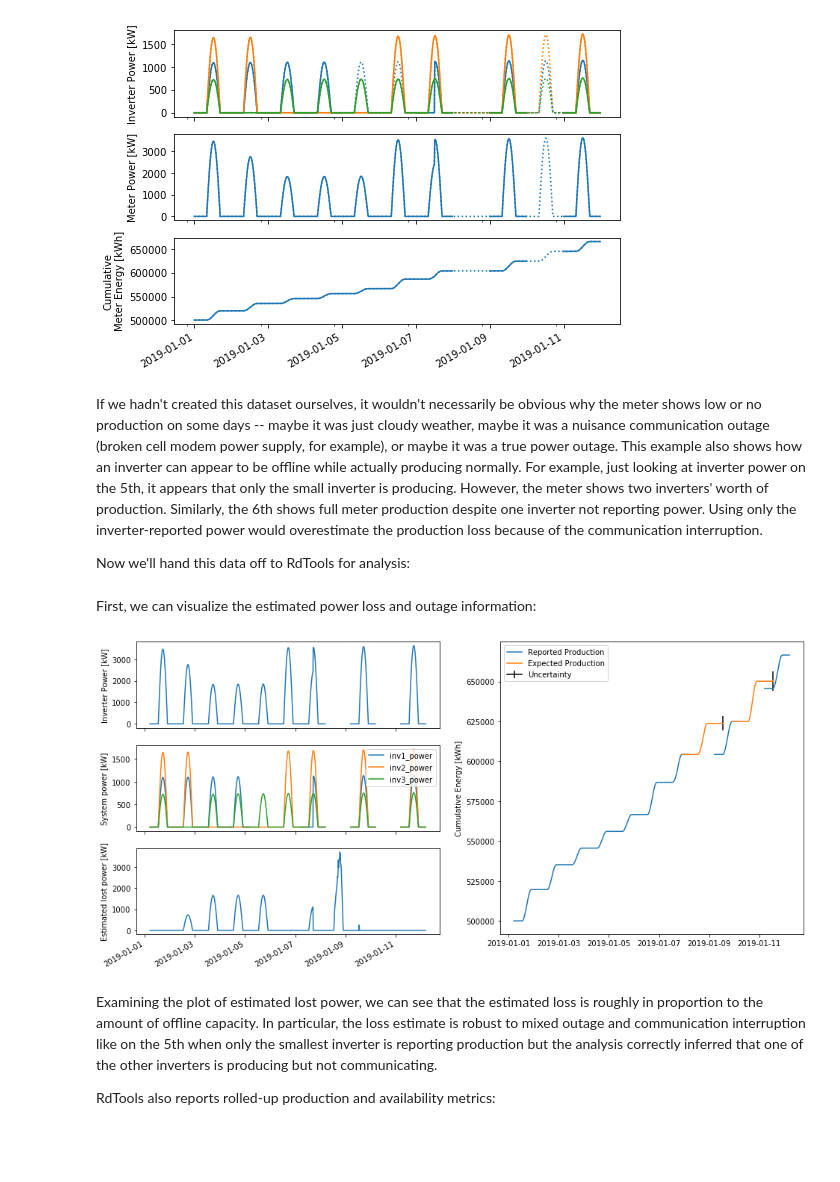
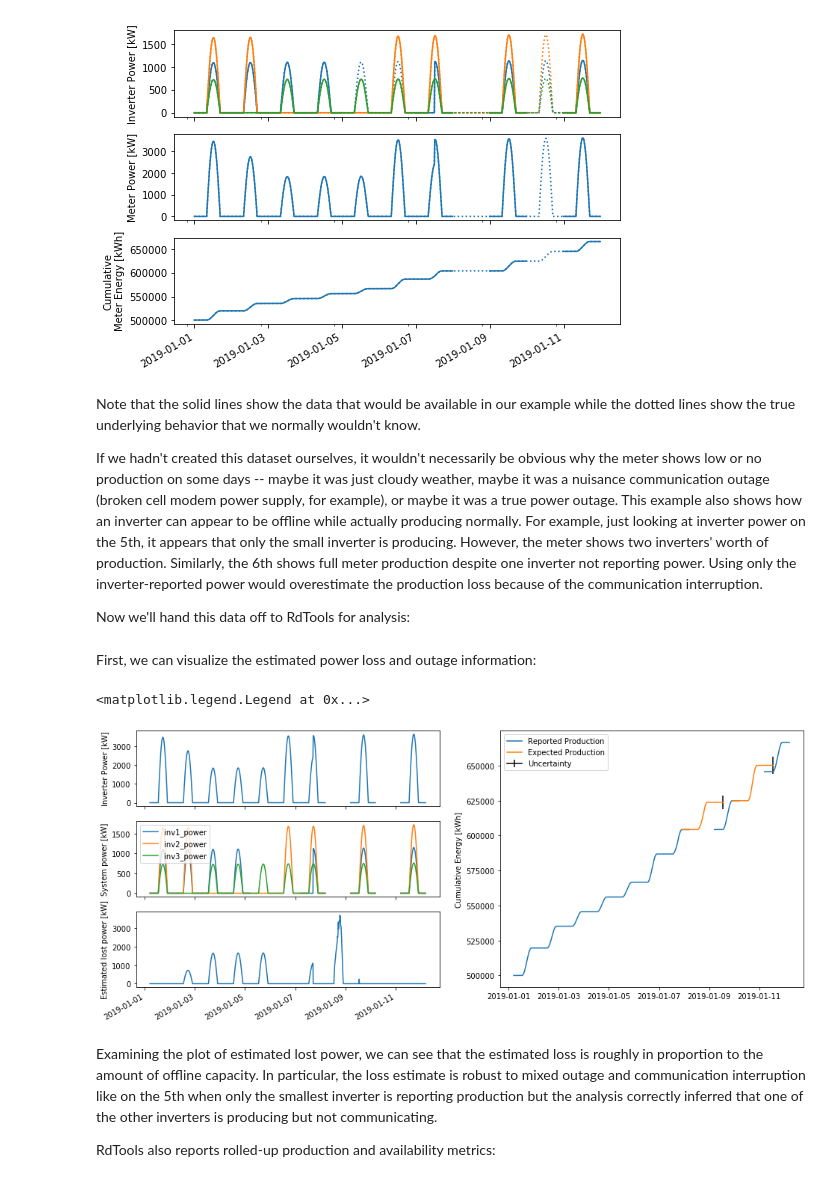
Before and after one commit to NREL/rdtools, a Jupyter notebook: docs/system_availability_example.ipynb, the cells around one changed output. Saved outputs shown, nothing was run; the diff lists cells and outputs as text; code cells hidden in the pictures; blank space fills up the shorter version.

```diff
--- a/docs/system_availability_example.ipynb
+++ b/docs/system_availability_example.ipynb
@@ -117,6 +117,8 @@ plt.show()
 # %% [output]
 [figure]
 # %% [markdown]
+Note that the solid lines show the data that would be available in our example while the dotted lines show the true underlying behavior that we normally wouldn't know.
+
 If we hadn't created this dataset ourselves, it wouldn't necessarily be obvious why the meter shows low or no production on some days -- maybe it was just cloudy weather, maybe it was a nuisance communication outage (broken cell modem power supply, for example), or maybe it was a true power outage.  This example also shows how an inverter can appear to be offline while actually producing normally.  For example, just looking at inverter power on the 5th, it appears that only the small inverter is producing.  However, the meter shows two inverters' worth of production.  Similarly, the 6th shows full meter production despite one inverter not reporting power.  Using only the inverter-reported power would overestimate the production loss because of the communication interruption.
 
 Now we'll hand this data off to RdTools for analysis:
@@ -131,10 +133,13 @@ aa = rdtools.availability.AvailabilityAnalysis(
 aa.run(rollup_period='d')
 # %% [markdown]
 First, we can visualize the estimated power loss and outage information:
-# %%
-fig = aa.plot()
-# %% [output]
-[figure, removed]
+# %%
+fig = aa.plot()
+fig.set_size_inches(16, 7)
+fig.axes[1].legend(loc='upper left')
+# %% [output]
+<matplotlib.legend.Legend at 0x...>
+[figure, added]
 # %% [markdown]
 Examining the plot of estimated lost power, we can see that the estimated loss is roughly in proportion to the amount of offline capacity. In particular, the loss estimate is robust to mixed outage and communication interruption like on the 5th when only the smallest inverter is reporting production but the analysis correctly inferred that one of the other inverters is producing but not communicating.
 
```
